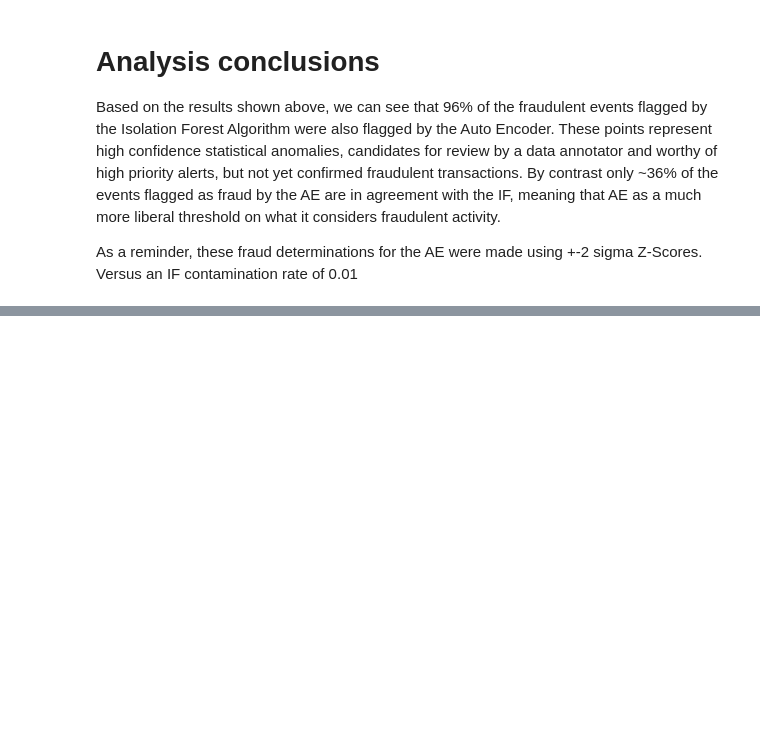
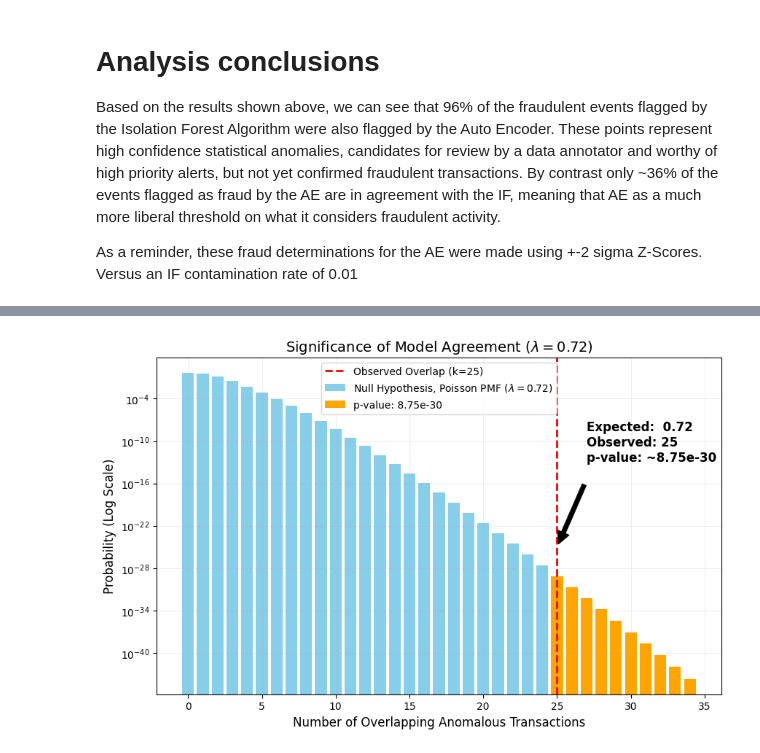
Before and after one commit to Jcardenas34/fraud_detection, a Jupyter notebook: notebooks/fraud_detection_isolation_forest.ipynb, the cells around one changed output, grey strips where cells are left out. Cells and saved outputs as stored; diff of their text form; code cells hidden in the pictures; blank space fills up the shorter version.

```diff
--- a/notebooks/fraud_detection_isolation_forest.ipynb
+++ b/notebooks/fraud_detection_isolation_forest.ipynb
@@ -250,0 +284,44 @@ plt.show()
+# %%
+from scipy.stats import poisson
+from scipy.interpolate import interp1d
+
+# observed parameters from analysis
+mu = 0.72
+observed_k = 25
+
+# Precise P-value using the Survival Function (1 - CDF)
+p_value = poisson.sf(observed_k - 1, mu)
+
+# Generating data for a "smooth" visualization
+x_int = np.arange(0, 35)
+pmf_values = poisson.pmf(x_int, mu)
+
+
+# Create a color label array
+colors = ["skyblue" if x < observed_k else "orange" for x in x_int ]
+
+# Plotting
+plt.figure(figsize=(10, 6))
+
+# Distinguishing between chance and anomaly regions
+plt.bar(x_int[x_int<observed_k], pmf_values[x_int<observed_k], color="skyblue", label=f'Null Hypothesis, Poisson PMF ($\lambda={mu}$)')
+plt.bar(x_int[x_int>=observed_k], pmf_values[x_int>=observed_k], color="orange", label=f'p-value: {p_value:.2e}')
+
+# Vertical line at 25, the number of observed overlap events
+plt.axvline(observed_k, color='red', linestyle='--', linewidth=2, label=f'Observed Overlap (k={observed_k})')
+
+# Formatting axes
+plt.yscale('log')
+plt.title(f'Significance of Model Agreement ($\lambda = {mu}$)', fontsize=14)
+plt.xlabel('Number of Overlapping Anomalous Transactions', fontsize=12)
+plt.ylabel('Probability (Log Scale)', fontsize=12)
+plt.legend()
+plt.grid(True, which="both", ls="-", alpha=0.2)
+
+# Annotation for the p-value
+plt.annotate(f'Expected:  0.72 \nObserved: 25\np-value: ~{p_value:.2e} \n ', xy=(observed_k, 1e-25), xytext=(observed_k+2, 1e-15),
+             arrowprops=dict(facecolor='black', shrink=0.05), fontsize=12, color='black', fontweight='bold')
+
+plt.savefig('../plots/poisson_distribution_fraud_overlap.png', bbox_inches='tight')
+# %% [output]
+[figure, added]
```
Also changed, not shown: parts of 15 cells of this notebook.
